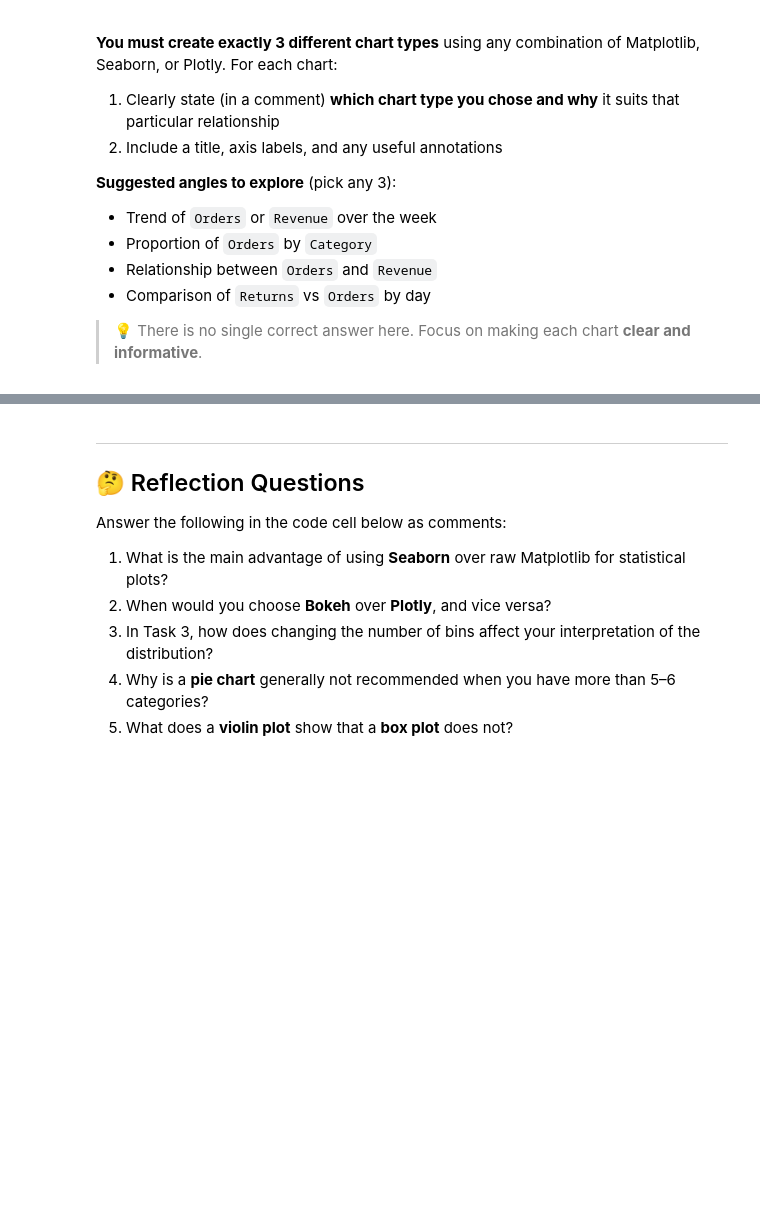
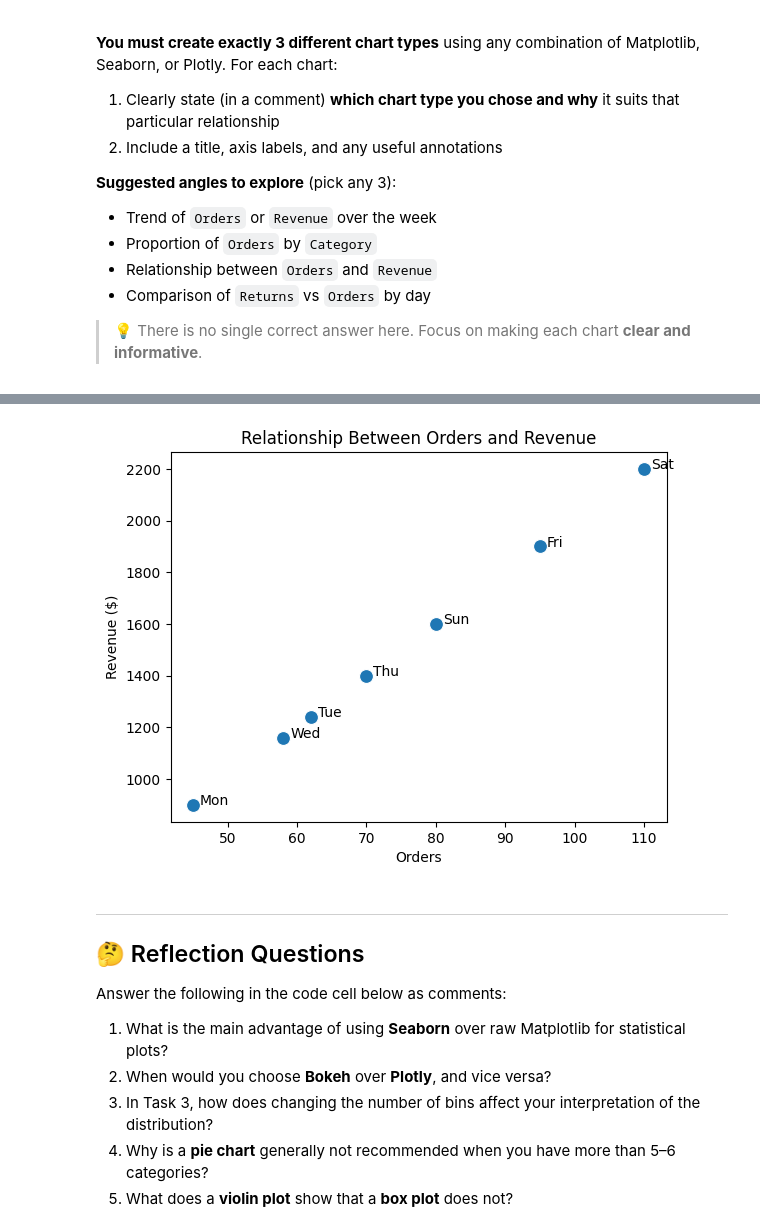
Before and after one commit to FurqanAlyy/AI-ML-NIAI, a Jupyter notebook: Data_Visualization_Worksheet.ipynb, the cells around one changed output, grey strips where cells are left out. Cells and saved outputs as stored; diff of their text form; code cells hidden in the pictures; blank space fills up the shorter version.

```diff
--- a/Data_Visualization_Worksheet.ipynb
+++ b/Data_Visualization_Worksheet.ipynb
@@ -439,3 +452,21 @@ df = pd.DataFrame({
+# %%
+# ── Chart 3 ──────────────────────────────────────────────────────────────
+# Chart type chosen: Scatter plot
+# Why it suits this data: A scatter plot shows the relationship between Orders and Revenue.
+
+sns.scatterplot(data=df, x='Orders', y='Revenue', s=100)
+
+plt.title('Relationship Between Orders and Revenue')
+plt.xlabel('Orders')
+plt.ylabel('Revenue ($)')
+
+# Add day labels to each point
+for i in range(len(df)):
+    plt.text(df['Orders'][i] + 1, df['Revenue'][i], df['Day'][i])
+
+plt.show()
+# %% [output]
+[figure, added]
 # %% [markdown]
 ---
 ## 🤔 Reflection Questions
```
Also changed, not shown: parts of 6 cells of this notebook.
